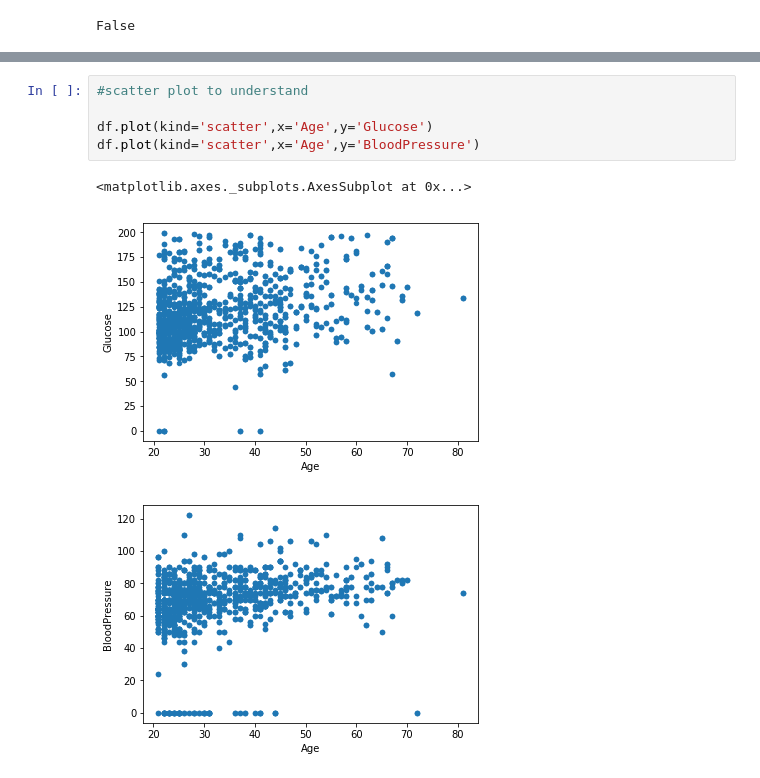
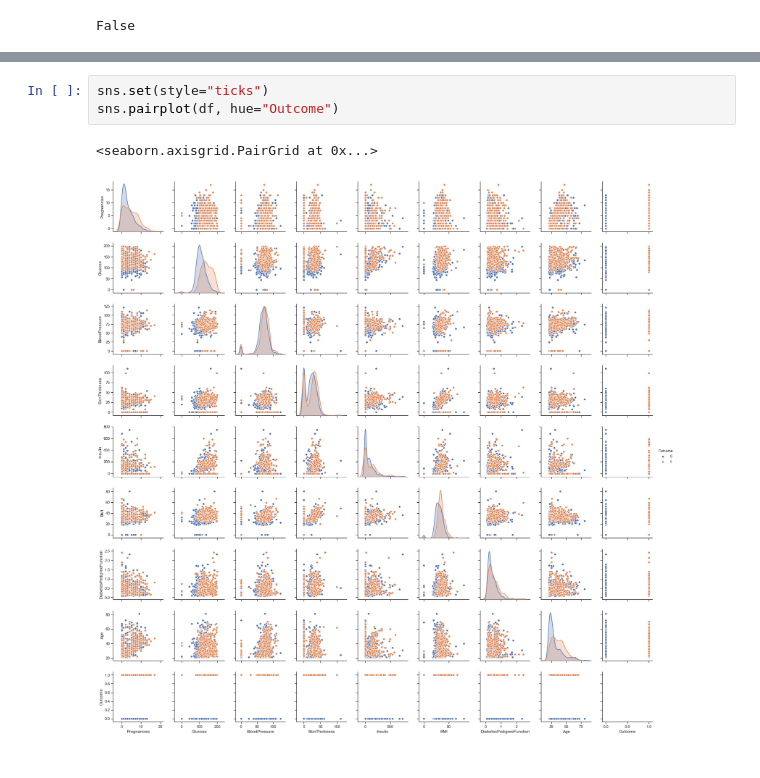
Before and after one commit to MrKhan0747/Diabetes-Prediction, a Jupyter notebook: model.ipynb, the cells around one changed output, grey strips where cells are left out. Cells and saved outputs as stored; diff of their text form.

```diff
--- a/model.ipynb
+++ b/model.ipynb
@@ -78,9 +77,6 @@ sns.countplot(y=df['Outcome'],palette='Set1')
-# %%
-#scatter plot to understand
-
-df.plot(kind='scatter',x='Age',y='Glucose')
-df.plot(kind='scatter',x='Age',y='BloodPressure')
-# %% [output]
-<matplotlib.axes._subplots.AxesSubplot at 0x...>
-[figure, removed]
-[figure, removed]
+# %%
+sns.set(style="ticks")
+sns.pairplot(df, hue="Outcome")
+# %% [output]
+<seaborn.axisgrid.PairGrid at 0x...>
+[figure, added]
```
Also changed, not shown: parts of 20 cells of this notebook.
